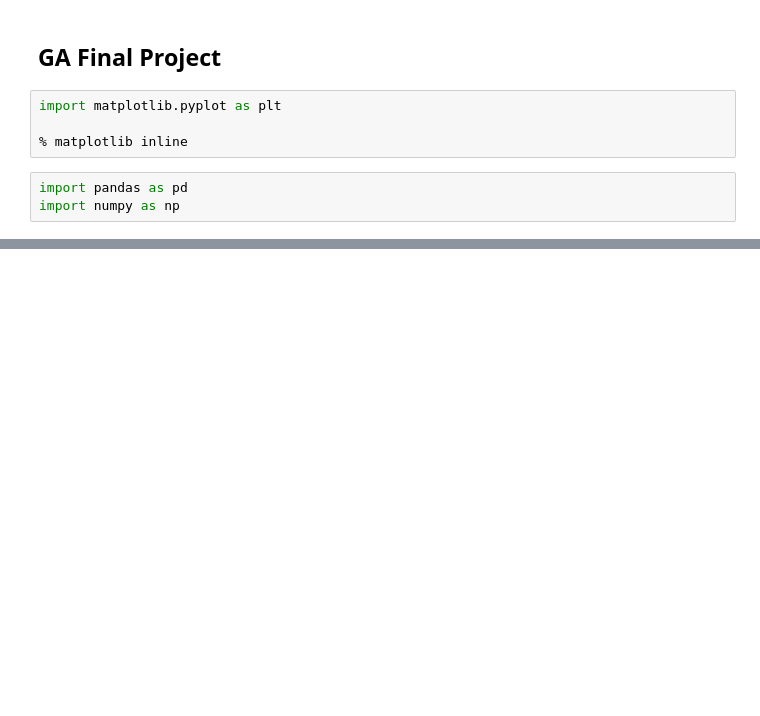
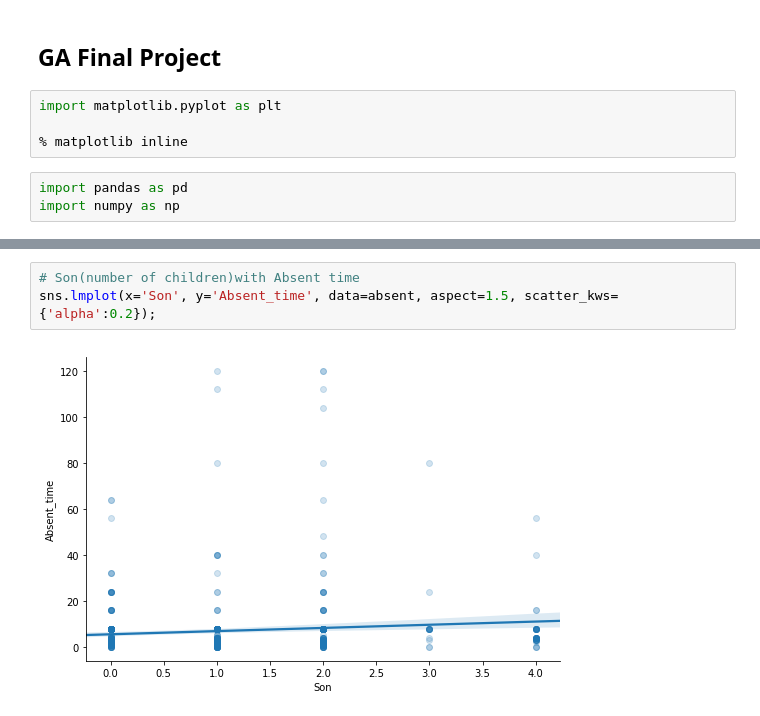
Before and after one commit to zimengqingfeng/FinalProject, a Jupyter notebook: Absenteeism_at_work.ipynb, the cells around one changed output, grey strips where cells are left out. Cells and saved outputs as stored; diff of their text form; blank space fills up the shorter version.

```diff
--- a/Absenteeism_at_work.ipynb
+++ b/Absenteeism_at_work.ipynb
@@ -112,0 +207,5 @@ absent.sort_values('ID', ascending=False).head()
+# %%
+# Son(number of children)with Absent time
+sns.lmplot(x='Son', y='Absent_time', data=absent, aspect=1.5, scatter_kws={'alpha':0.2});
+# %% [output]
+[figure, added]
```
Also changed, not shown: parts of 33 cells of this notebook.
